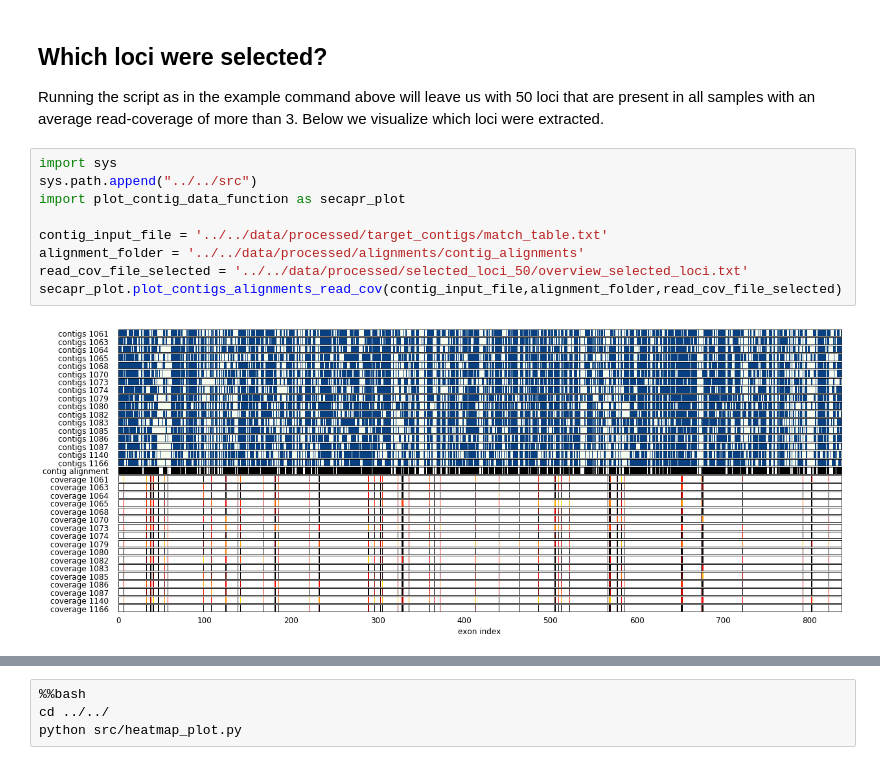
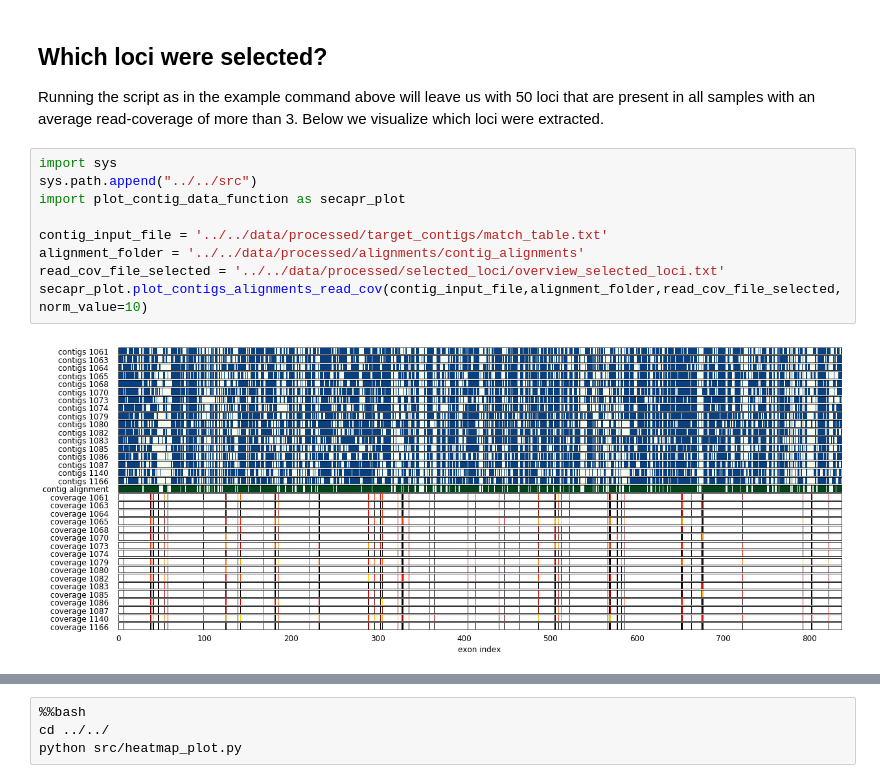
Before and after one commit to AntonelliLab/seqcap_processor, a Jupyter notebook: docs/notebook/locus_selection.ipynb, the cells around one changed output, grey strips where cells are left out. Saved outputs shown, nothing was run; the diff lists cells and outputs as text.

```diff
--- a/docs/notebook/locus_selection.ipynb
+++ b/docs/notebook/locus_selection.ipynb
@@ -32,11 +32,11 @@ Running the script as in the example command above will leave us with 50 loci th
 # %%
 import sys
 sys.path.append("../../src")
 import plot_contig_data_function as secapr_plot
 
 contig_input_file = '../../data/processed/target_contigs/match_table.txt'
 alignment_folder = '../../data/processed/alignments/contig_alignments'
-read_cov_file_selected = '../../data/processed/selected_loci_50/overview_selected_loci.txt'
-secapr_plot.plot_contigs_alignments_read_cov(contig_input_file,alignment_folder,read_cov_file_selected)
+read_cov_file_selected = '../../data/processed/selected_loci/overview_selected_loci.txt'
+secapr_plot.plot_contigs_alignments_read_cov(contig_input_file,alignment_folder,read_cov_file_selected,norm_value=10)
 # %% [output]
-[figure, old version]
+[figure, new version]
```
Also changed, not shown: parts of 7 cells of this notebook, 4 other files.
